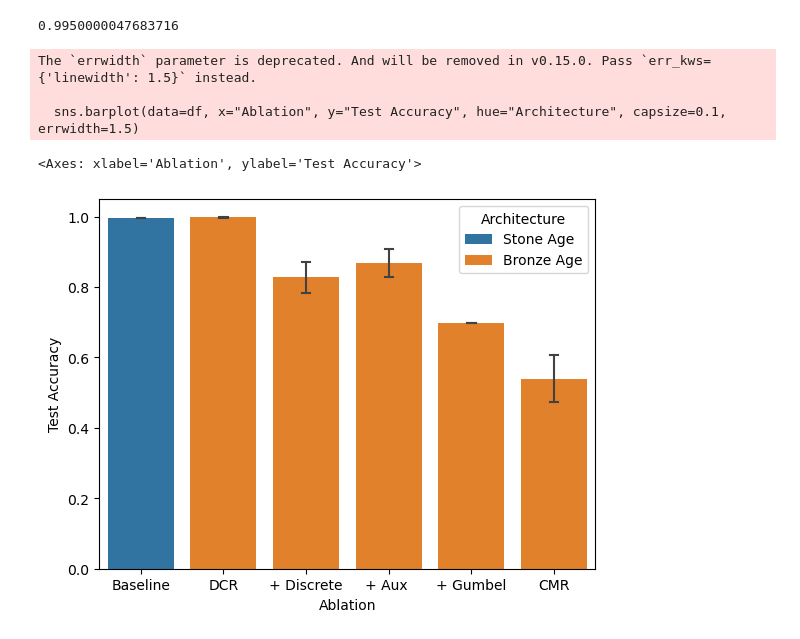
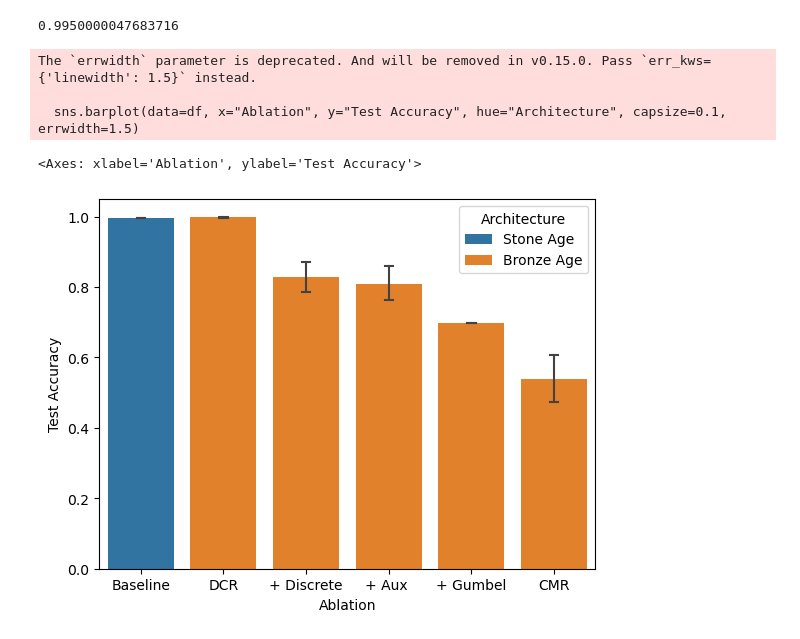
Before and after one commit to jakosimov/bronze-age, a Jupyter notebook: visualize_ablation_study.ipynb, the cells around one changed output. Saved outputs shown, nothing was run; the diff lists cells and outputs as text; code cells hidden in the pictures.

```diff
--- a/visualize_ablation_study.ipynb
+++ b/visualize_ablation_study.ipynb
@@ -181,44 +181,47 @@ def get_model_accuracies(path: Path):
     CV_subpaths = [path / f"CV_{i+1}" for i in range(10)]
     accuracies = []
     for CV_subpath in CV_subpaths:
+        if not CV_subpath.exists():
+            continue
         event_acc = EventAccumulator(str(CV_subpath))
         event_acc.Reload()
-        accuracies.append(event_acc.Scalars('test_acc')[-1].value)
+        if 'test_acc' in event_acc.Tags()['scalars']:
+            accuracies.append(event_acc.Scalars('test_acc')[-1].value)
     return accuracies
 # %%
 import numpy as np
 models = {"Stone Age": "lightning_logs/26/03/25 18:55 Simple_Saturation mlp",
           "Bronze Age": "lightning_logs/26/03/25 19:00 Simple_Saturation deep-concept-reasoner",
           "Bronze Age (Discrete)": "lightning_logs/26/03/25 18:26 Simple_Saturation deep-concept-reasoner",
-          "Bronze Age (Auxiliary)": "lightning_logs/26/03/25 18:12 Simple_Saturation deep-concept-reasoner",
+          "Bronze Age (Auxiliary)": "lightning_logs/27/03/25 00:06 Simple_Saturation deep-concept-reasoner",
           "Bronze Age (Gumbel)": "lightning_logs/26/03/25 18:44 Simple_Saturation deep-concept-reasoner",
           "Bronze Age (CMR)": "lightning_logs/26/03/25 18:28 Simple_Saturation memory-based-concept-reasoner",
           }
 
 architecture = ["Stone Age", "Bronze Age", "Bronze Age", "Bronze Age", "Bronze Age", "Bronze Age"]
 descriptions = ["Baseline", "DCR", "+ Discrete", "+ Aux ", "+ Gumbel", "CMR"]
 accuracies = {}
 for model_name, model_path in models.items():
     accuracies_ = get_model_accuracies(Path(model_path))
     accuracies[model_name] = accuracies_
 
 import pandas as pd
 import seaborn as sns
 import matplotlib.pyplot as plt
 df = pd.DataFrame(accuracies)
 df = df.melt(var_name="Model", value_name="Test Accuracy")
 
 df["Architecture"] = df["Model"].map({model_name: description for model_name, description in zip(models.keys(), architecture)})
 df["Ablation"] = df["Model"].map({model_name: description for model_name, description in zip(models.keys(), descriptions)})
 
 sns.barplot(data=df, x="Ablation", y="Test Accuracy", hue="Architecture", capsize=0.1, errwidth=1.5)
 #plt.ylim(0, 1.0)
 # %% [output]
 The `errwidth` parameter is deprecated. And will be removed in v0.15.0. Pass `err_kws={'linewidth': 1.5}` instead.
 
   sns.barplot(data=df, x="Ablation", y="Test Accuracy", hue="Architecture", capsize=0.1, errwidth=1.5)
 <Axes: xlabel='Ablation', ylabel='Test Accuracy'>
-[figure, old version]
+[figure, new version]
 # %%
 from bronze_age.models.bronze_age import BronzeAgeGNN, BronzeAgeLayer
 
```
Also changed, not shown: parts of 4 cells of this notebook, 1 other file.
